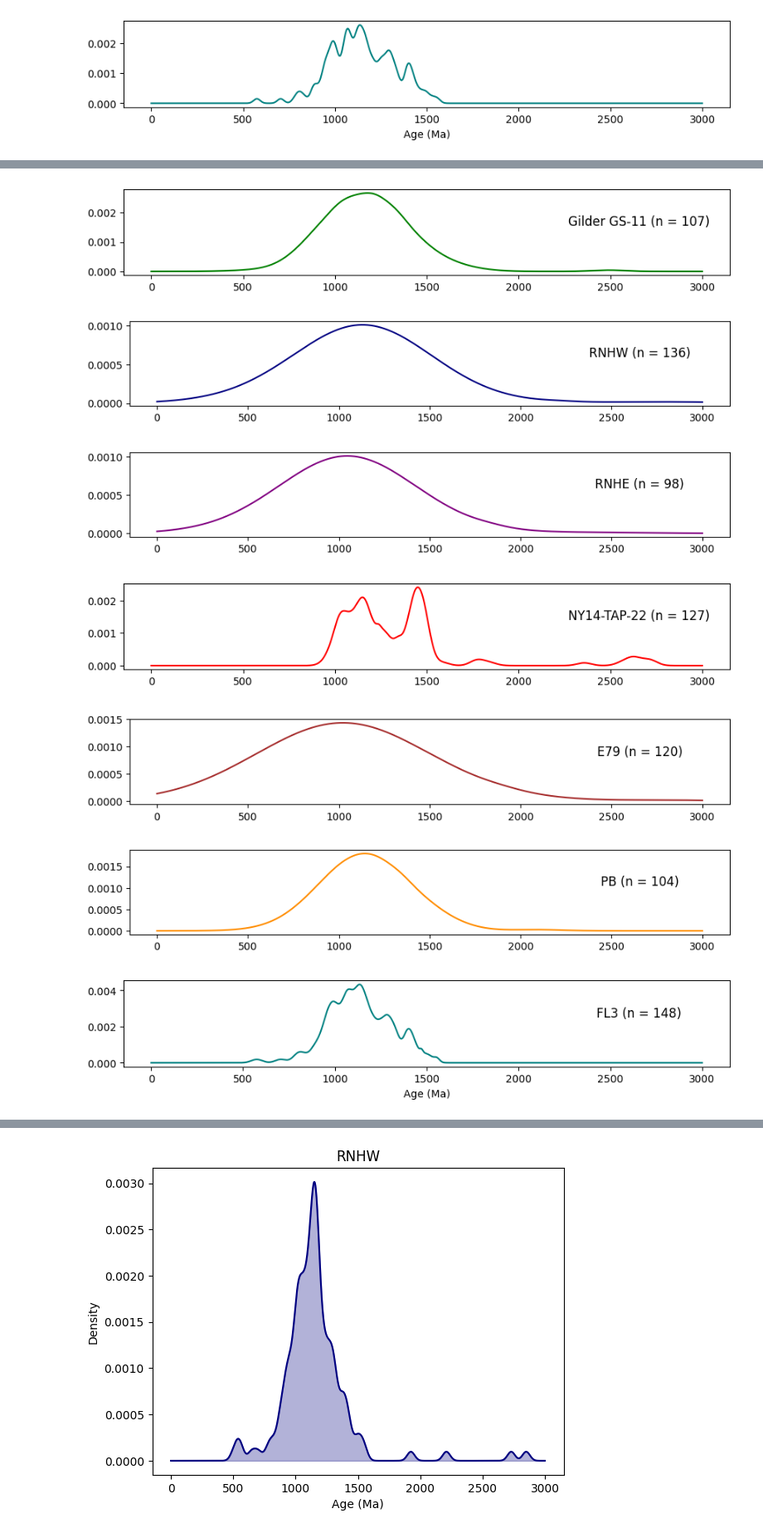
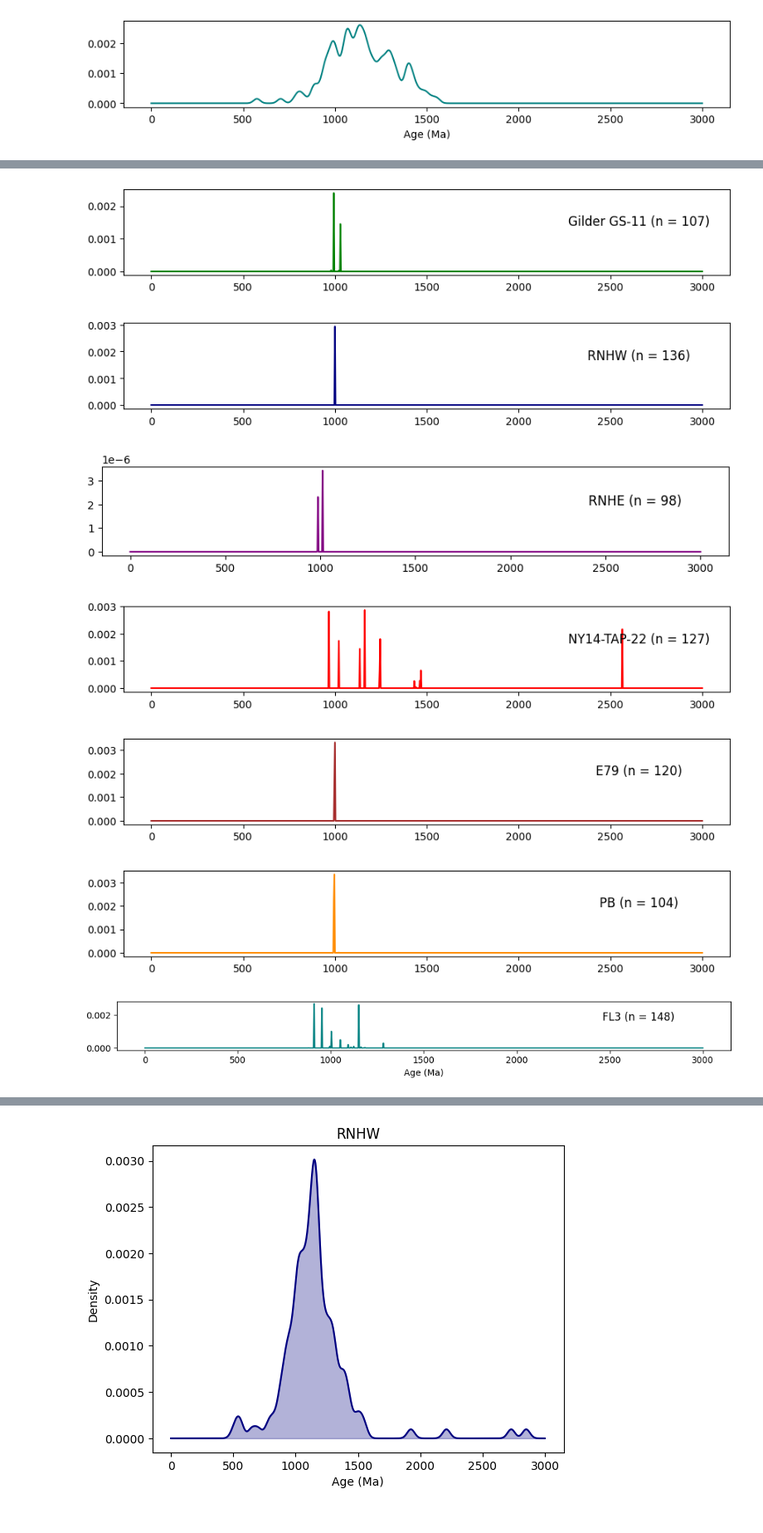
Before and after one commit to gymontes/ZirconRep, a Jupyter notebook: zirconThing.ipynb, the cells around one changed output, grey strips where cells are left out. Shown at 83% size. Saved outputs shown, nothing was run; the diff lists cells and outputs as text; code cells hidden in the pictures.

```diff
--- a/zirconThing.ipynb
+++ b/zirconThing.ipynb
@@ -571,13 +653,13 @@ def kde_func(file_name, width, height, c, lower, upper, nums, num_bins, color_li
 # %%
 # kde_func call with c = 1.04
-kde_func('ForAgeCalc.xlsx', 10.5, 10.5, 1.04, 0, 3000, 1000, 50, ['green', 'navy', 'purple', 'red', 'brown', 'darkorange', 'teal'], False, True)
+kde_calc_yay('ForAgeCalc.xlsx', 10.5, 10.5, 1.04, 0, 3000, 1000, 50, ['green', 'navy', 'purple', 'red', 'brown', 'darkorange', 'teal'], False, True)
 # %% [output]
-[figure, old version]
+[figure, new version]
-[figure, old version]
+[figure, new version]
-[figure, old version]
+[figure, new version]
-[figure, old version]
+[figure, new version]
-[figure, old version]
+[figure, new version]
-[figure, old version]
+[figure, new version]
-[figure, old version]
+[figure, new version]
 # %%
 # kde_func call with c = 1.2
```
Also changed, not shown: parts of 8 cells of this notebook.
